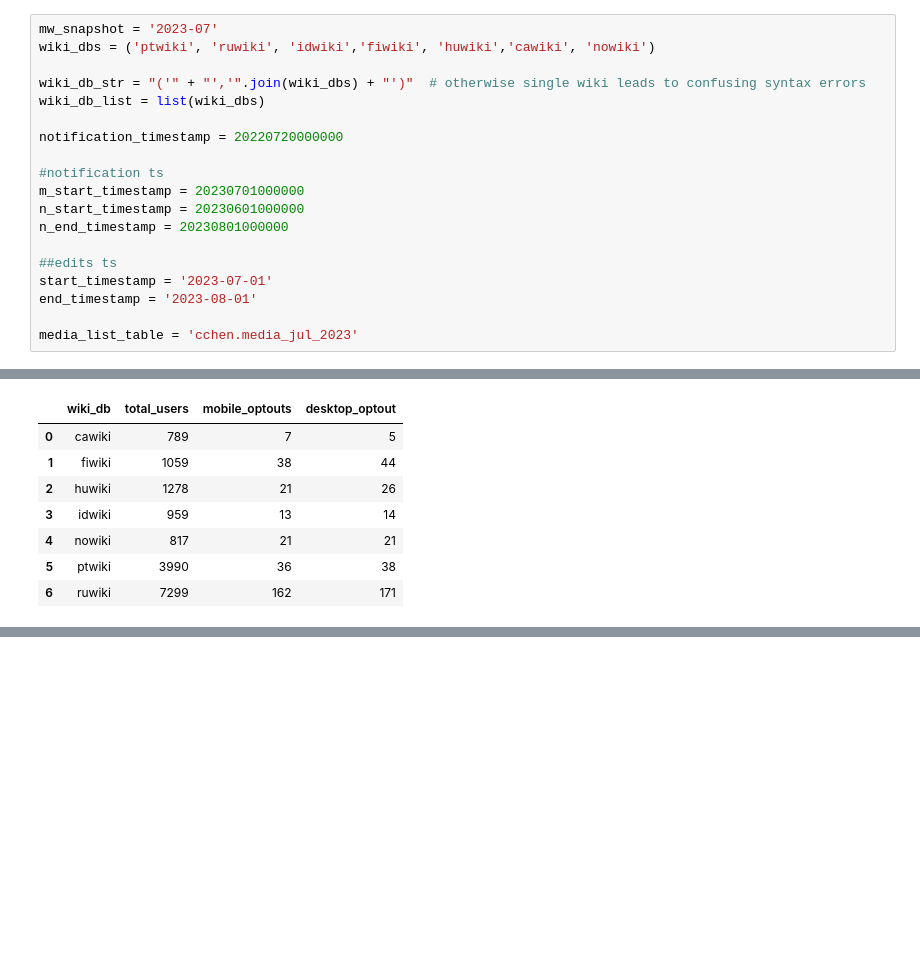
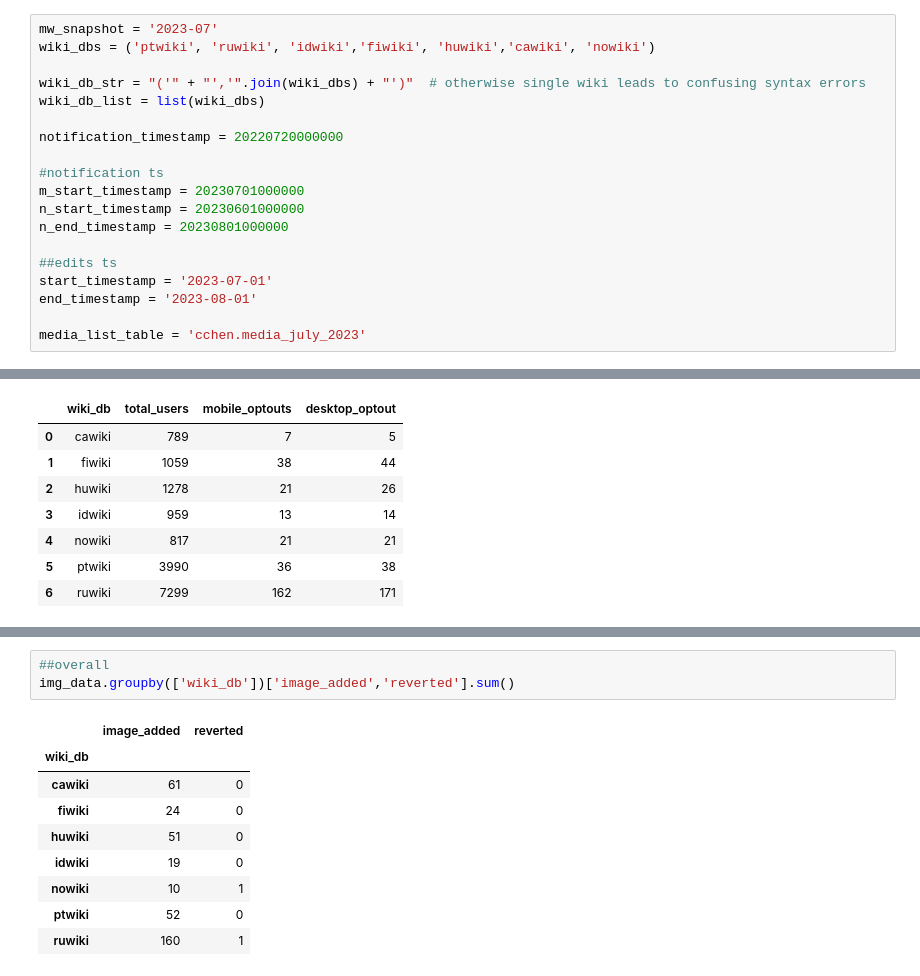
Before and after one commit to wikimedia-research/image-suggestion-notifications-analysis, a Jupyter notebook: T331290-SLIS-analytics.ipynb, the cells around one changed output, grey strips where cells are left out. Drawn from its saved outputs; the diff is of its cells as text; blank space fills up the shorter version.

```diff
--- a/T331290-SLIS-analytics.ipynb
+++ b/T331290-SLIS-analytics.ipynb
@@ -71,7 +73,7 @@ n_end_timestamp = 20230801000000
 start_timestamp = '2023-07-01'
 end_timestamp = '2023-08-01'
 
-media_list_table = 'cchen.media_jul_2023'
+media_list_table = 'cchen.media_july_2023'
 # %% [markdown]
 ## Notification Data
 # %%
@@ -429,0 +1066,13 @@ pd.merge(pd.merge(total_users,mobile_optout,on='wiki_db'),desktop_optout,on='wik
+# %%
+##overall
+img_data.groupby(['wiki_db'])['image_added','reverted'].sum()
+# %% [output]
+|  | image_added | reverted |
+| wiki_db |  |  |
+| cawiki | 61 | 0 |
+| fiwiki | 24 | 0 |
+| huwiki | 51 | 0 |
+| idwiki | 19 | 0 |
+| nowiki | 10 | 1 |
+| ptwiki | 52 | 0 |
+| ruwiki | 160 | 1 |
```
Also changed, not shown: parts of 17 cells of this notebook.
